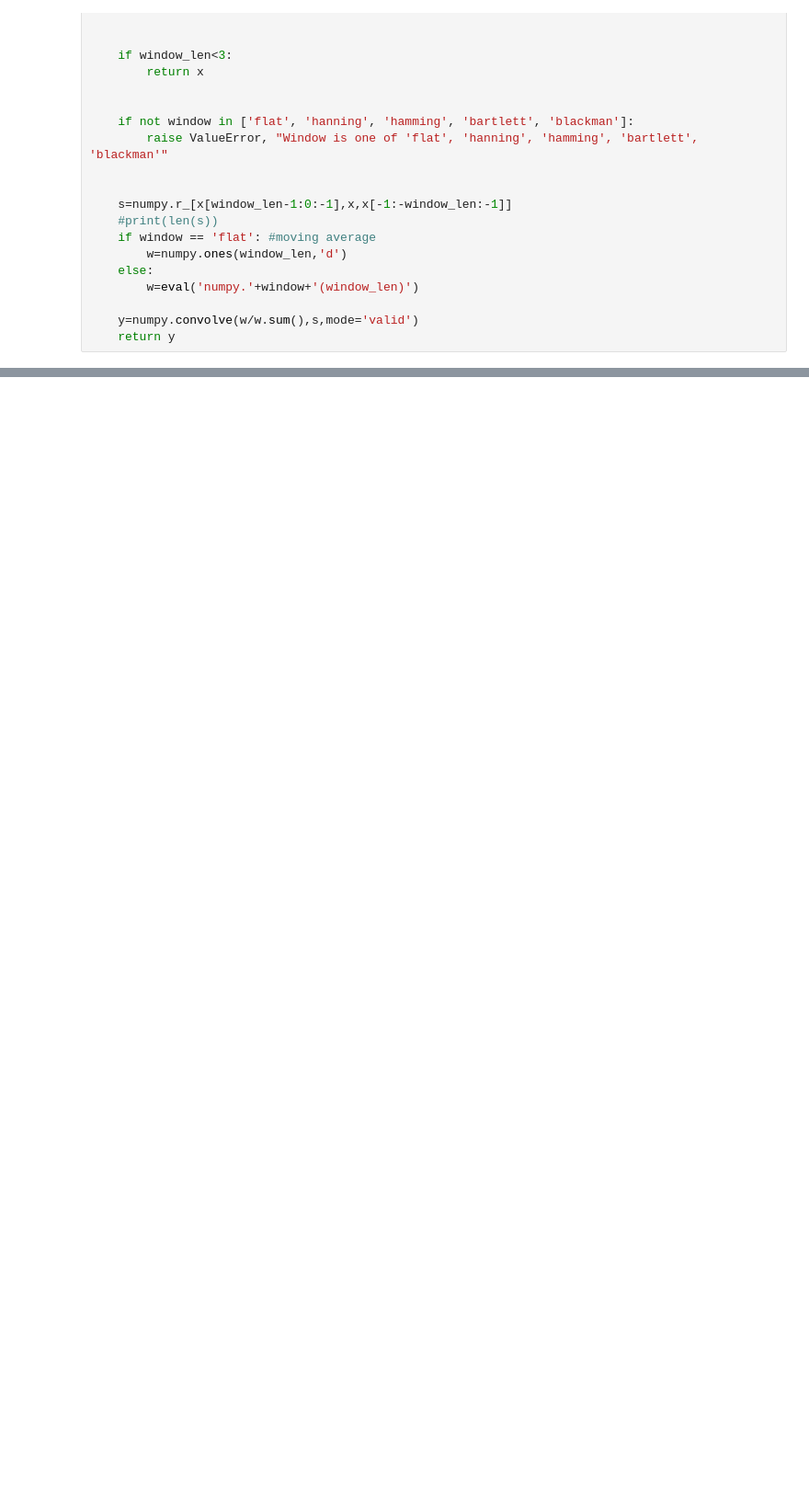
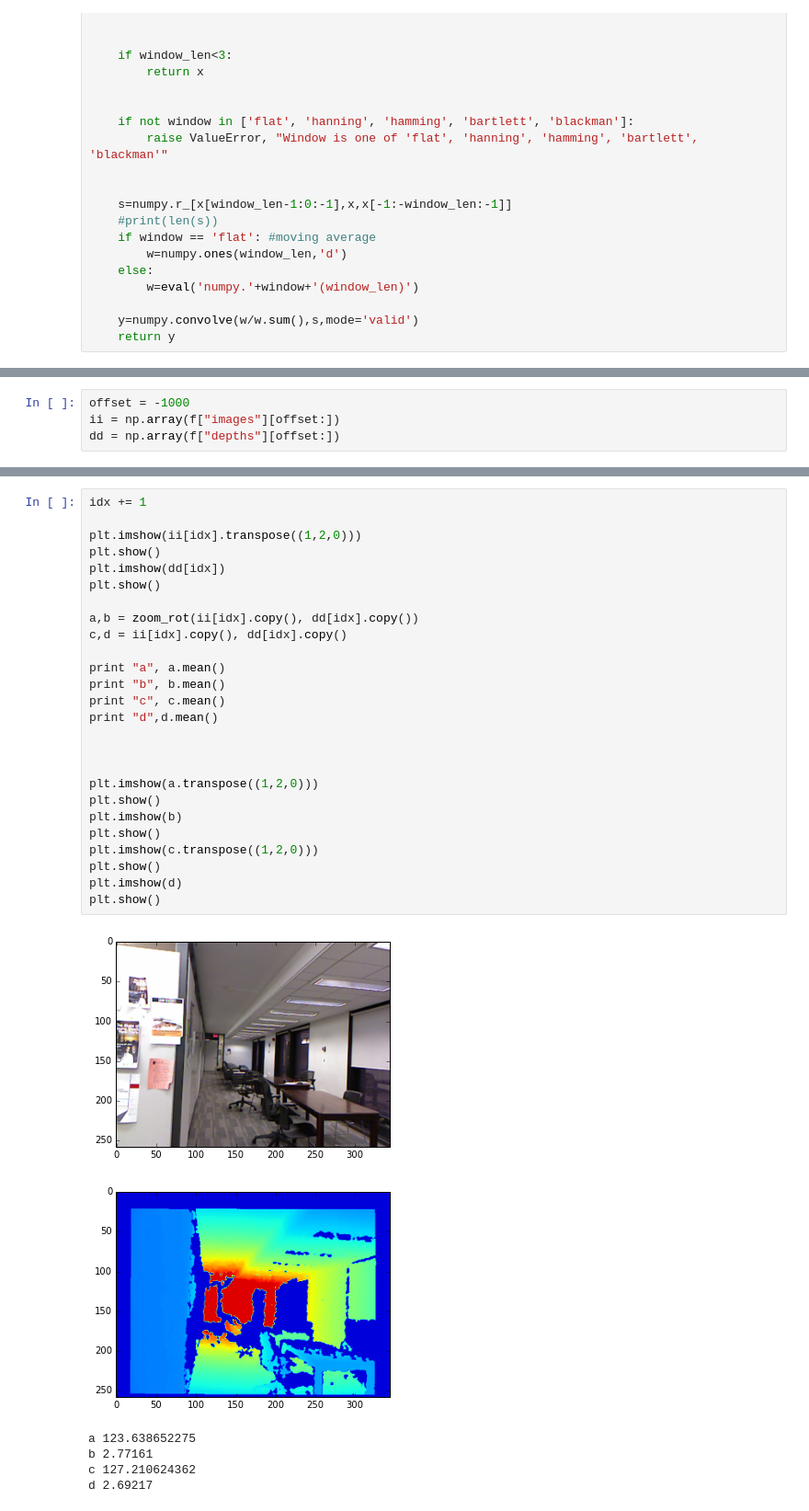
Before and after one commit to sebastian-schlecht/im2vol, a Jupyter notebook: experiments/infer.ipynb, the cells around one changed output, grey strips where cells are left out. Shown at 92% size. Saved outputs shown, nothing was run; the diff lists cells and outputs as text; blank space fills up the shorter version.

```diff
--- a/experiments/infer.ipynb
+++ b/experiments/infer.ipynb
@@ -145,0 +187,4 @@ for e in range(10):
+# %%
+offset = -1000
+ii = np.array(f["images"][offset:])
+dd = np.array(f["depths"][offset:])
@@ -145,0 +245,33 @@ for e in range(10):
+# %%
+idx += 1
+
+plt.imshow(ii[idx].transpose((1,2,0)))
+plt.show()
+plt.imshow(dd[idx])
+plt.show()
+
+a,b = zoom_rot(ii[idx].copy(), dd[idx].copy())
+c,d = ii[idx].copy(), dd[idx].copy()
+
+print "a", a.mean()
+print "b", b.mean()
+print "c", c.mean()
+print "d",d.mean()
+
+
+
+plt.imshow(a.transpose((1,2,0)))
+plt.show()
+plt.imshow(b)
+plt.show()
+plt.imshow(c.transpose((1,2,0)))
+plt.show()
+plt.imshow(d)
+plt.show()
+# %% [output]
+[figure, added]
+[figure, added]
+a 123.638652275
+b 2.77161
+c 127.210624362
+d 2.69217
```
Also changed, not shown: parts of 8 cells of this notebook, 3 other files.
